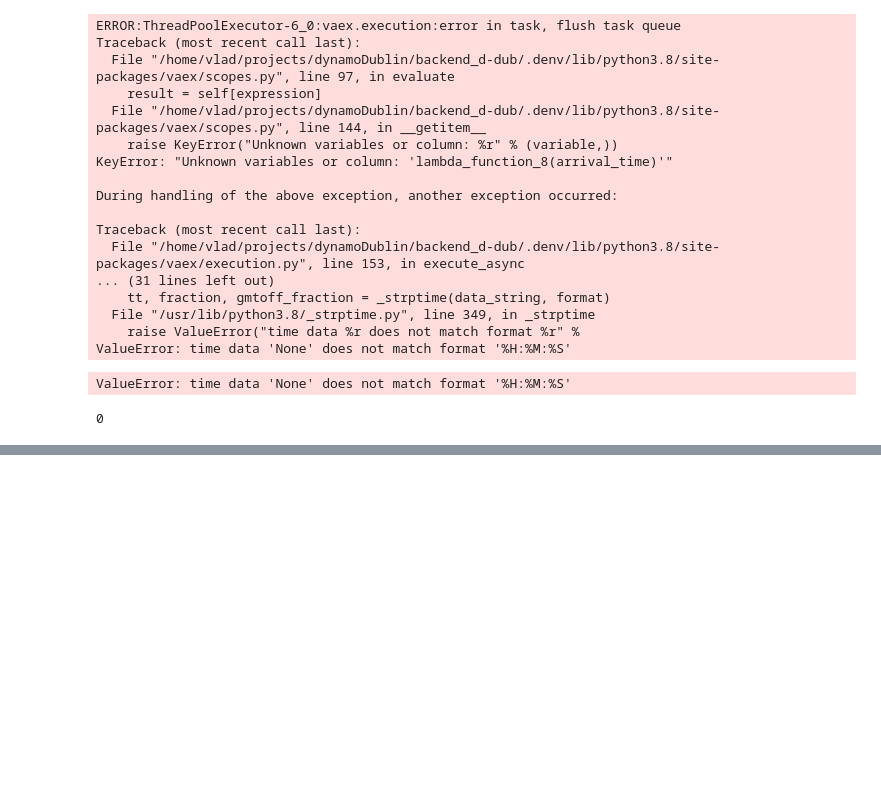
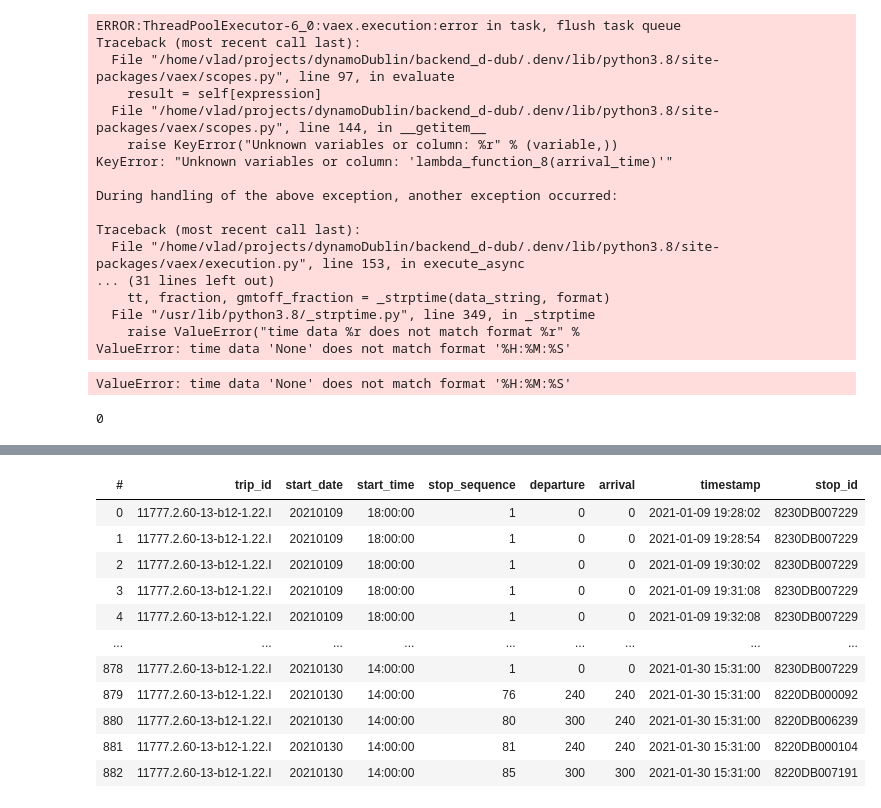
Before and after one commit to Drakodav/backend_d-dub, a Jupyter notebook: ml/processing/gtfsr_process_data.ipynb, the cells around one changed output, grey strips where cells are left out. Cells and saved outputs as stored; diff of their text form; code cells hidden in the pictures; blank space fills up the shorter version.

```diff
--- a/ml/processing/gtfsr_process_data.ipynb
+++ b/ml/processing/gtfsr_process_data.ipynb
@@ -340,0 +391,16 @@ vx_df.describe()
+# %%
+one_trip = vx_df[vx_df.trip_id == '11777.2.60-13-b12-1.22.I']
+one_trip
+# %% [output]
+| # | trip_id | start_date | start_time | stop_sequence | departure | arrival | timestamp | stop_id |
+| 0 | 11777.2.60-13-b12-1.22.I | 20210109 | 18:00:00 | 1 | 0 | 0 | 2021-01-09 19:28:02 | 8230DB007229 |
+| 1 | 11777.2.60-13-b12-1.22.I | 20210109 | 18:00:00 | 1 | 0 | 0 | 2021-01-09 19:28:54 | 8230DB007229 |
+| 2 | 11777.2.60-13-b12-1.22.I | 20210109 | 18:00:00 | 1 | 0 | 0 | 2021-01-09 19:30:02 | 8230DB007229 |
+| 3 | 11777.2.60-13-b12-1.22.I | 20210109 | 18:00:00 | 1 | 0 | 0 | 2021-01-09 19:31:08 | 8230DB007229 |
+| 4 | 11777.2.60-13-b12-1.22.I | 20210109 | 18:00:00 | 1 | 0 | 0 | 2021-01-09 19:32:08 | 8230DB007229 |
+| ... | ... | ... | ... | ... | ... | ... | ... | ... |
+| 878 | 11777.2.60-13-b12-1.22.I | 20210130 | 14:00:00 | 1 | 0 | 0 | 2021-01-30 15:31:00 | 8230DB007229 |
+| 879 | 11777.2.60-13-b12-1.22.I | 20210130 | 14:00:00 | 76 | 240 | 240 | 2021-01-30 15:31:00 | 8220DB000092 |
+| 880 | 11777.2.60-13-b12-1.22.I | 20210130 | 14:00:00 | 80 | 300 | 240 | 2021-01-30 15:31:00 | 8220DB006239 |
+| 881 | 11777.2.60-13-b12-1.22.I | 20210130 | 14:00:00 | 81 | 240 | 240 | 2021-01-30 15:31:00 | 8220DB000104 |
+| 882 | 11777.2.60-13-b12-1.22.I | 20210130 | 14:00:00 | 85 | 300 | 300 | 2021-01-30 15:31:00 | 8220DB007191 |
```
Also changed, not shown: parts of 8 cells of this notebook, 1 other file.
